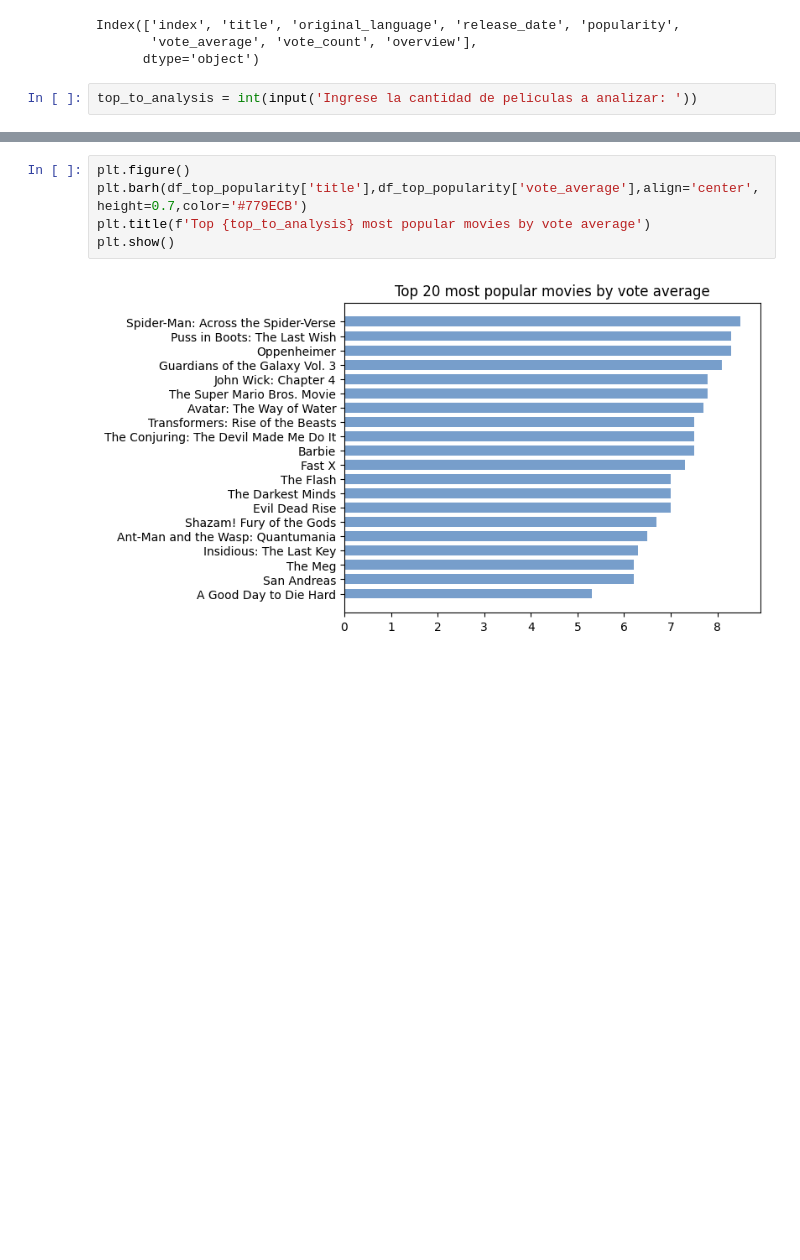
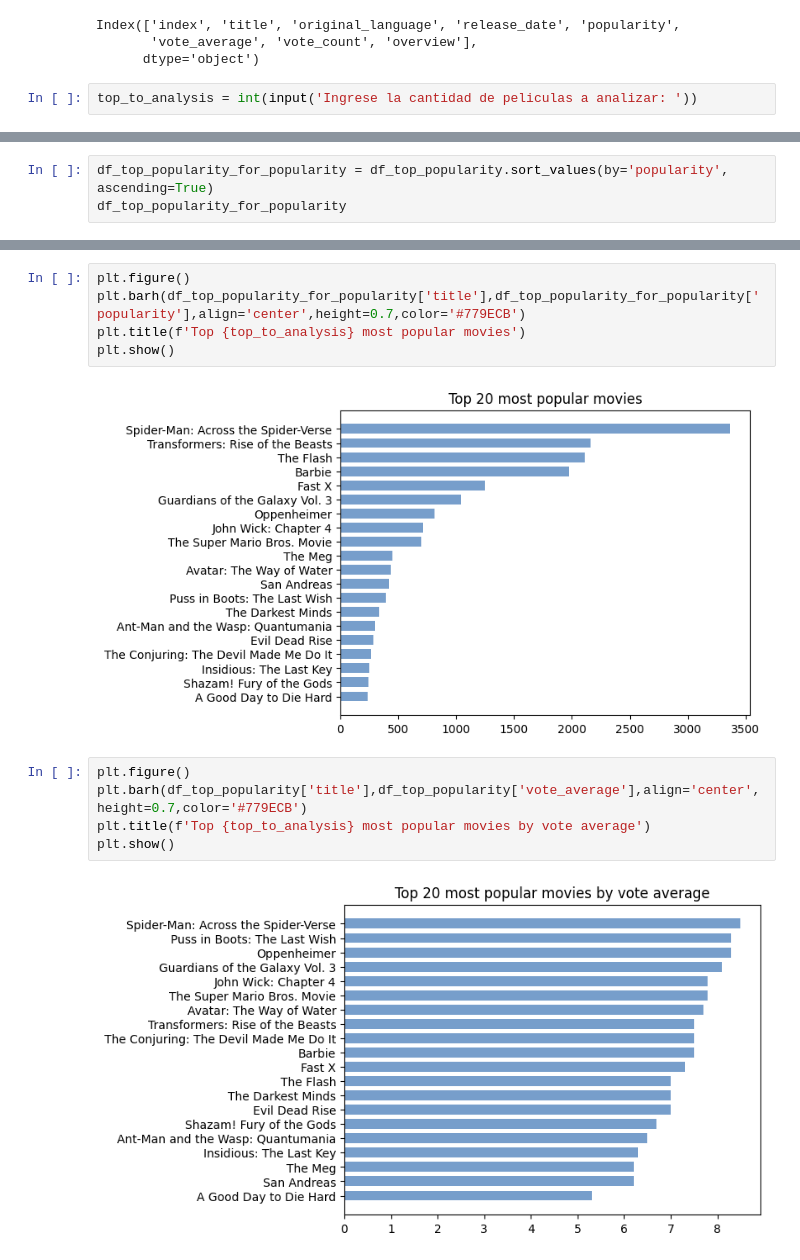
Before and after one commit to agustinFiori32/Latest-10000-Movies-Dataset-from-TMDB-analysis, a Jupyter notebook: new.ipynb, the cells around one changed output, grey strips where cells are left out. Saved outputs shown, nothing was run; the diff lists cells and outputs as text; blank space fills up the shorter version.

```diff
--- a/new.ipynb
+++ b/new.ipynb
@@ -55,3 +55,6 @@ df_top_popularity
 | 23 | 23 | Oppenheimer | en | 19-07-2023 | 810.697 | 8.3 | 1929 | The story of J. Robert Oppenheime... |
 | 48 | 48 | Puss in Boots: The Last Wish | en | 07-12-2022 | 391.677 | 8.3 | 6163 | Puss in Boots discovers that his ... |
 | 0 | 0 | Spider-Man: Across the Spider-Verse | en | 31-05-2023 | 3368.627 | 8.5 | 3386 | After reuniting with Gwen Stacy, ... |
+# %%
+df_top_popularity_for_popularity = df_top_popularity.sort_values(by='popularity', ascending=True)
+df_top_popularity_for_popularity
@@ -58,3 +79,10 @@ df_top_popularity
+# %%
+plt.figure()
+plt.barh(df_top_popularity_for_popularity['title'],df_top_popularity_for_popularity['popularity'],align='center',height=0.7,color='#779ECB')
+plt.title(f'Top {top_to_analysis} most popular movies')
+plt.show()
+# %% [output]
+[figure, added]
 # %%
 plt.figure()
 plt.barh(df_top_popularity['title'],df_top_popularity['vote_average'],align='center',height=0.7,color='#779ECB')
```
Also changed, not shown: parts of 3 cells of this notebook.
